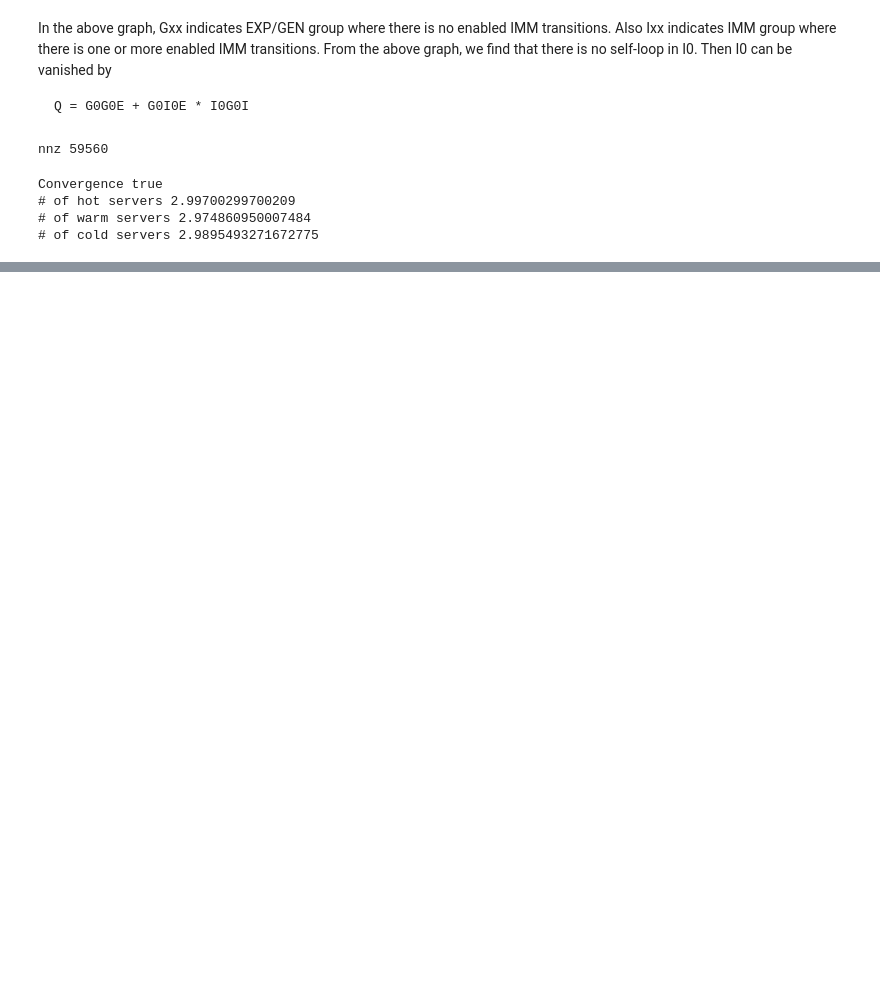
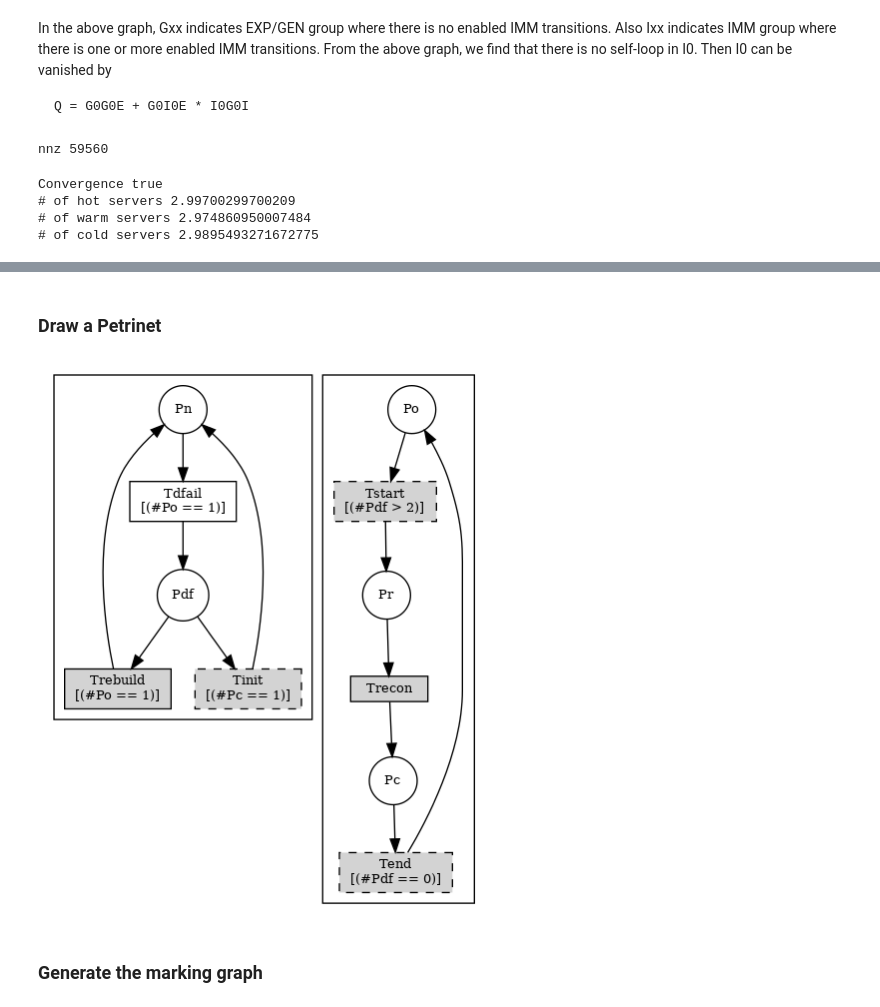
Before and after one commit to JuliaReliab/Examples, a Jupyter notebook: pn.ipynb, the cells around one changed output, grey strips where cells are left out. Drawn from its saved outputs; the diff is of its cells as text; code cells hidden in the pictures; blank space fills up the shorter version.

```diff
--- a/pn.ipynb
+++ b/pn.ipynb
@@ -169,0 +202,9 @@ plot(ts, irwd)
+# %% [markdown]
+### Draw a Petrinet
+# %%
+run(`./gospn view -i raid6.spn -o tmp.dot`)
+drawfile("tmp.dot")
+# %% [output]
+[figure, added]
+# %% [markdown]
+### Generate the marking graph
```
Also changed, not shown: parts of 37 cells of this notebook.
